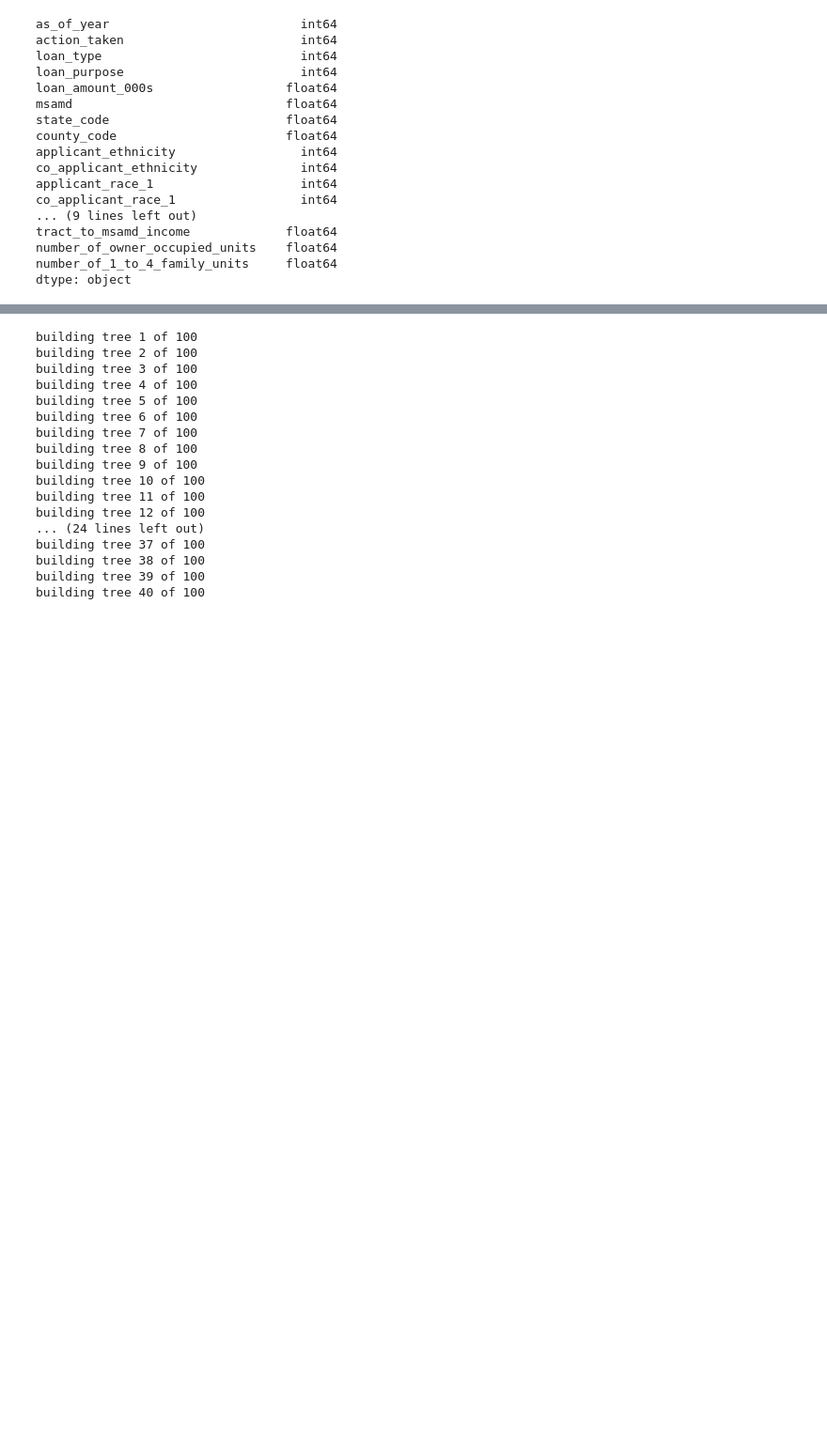
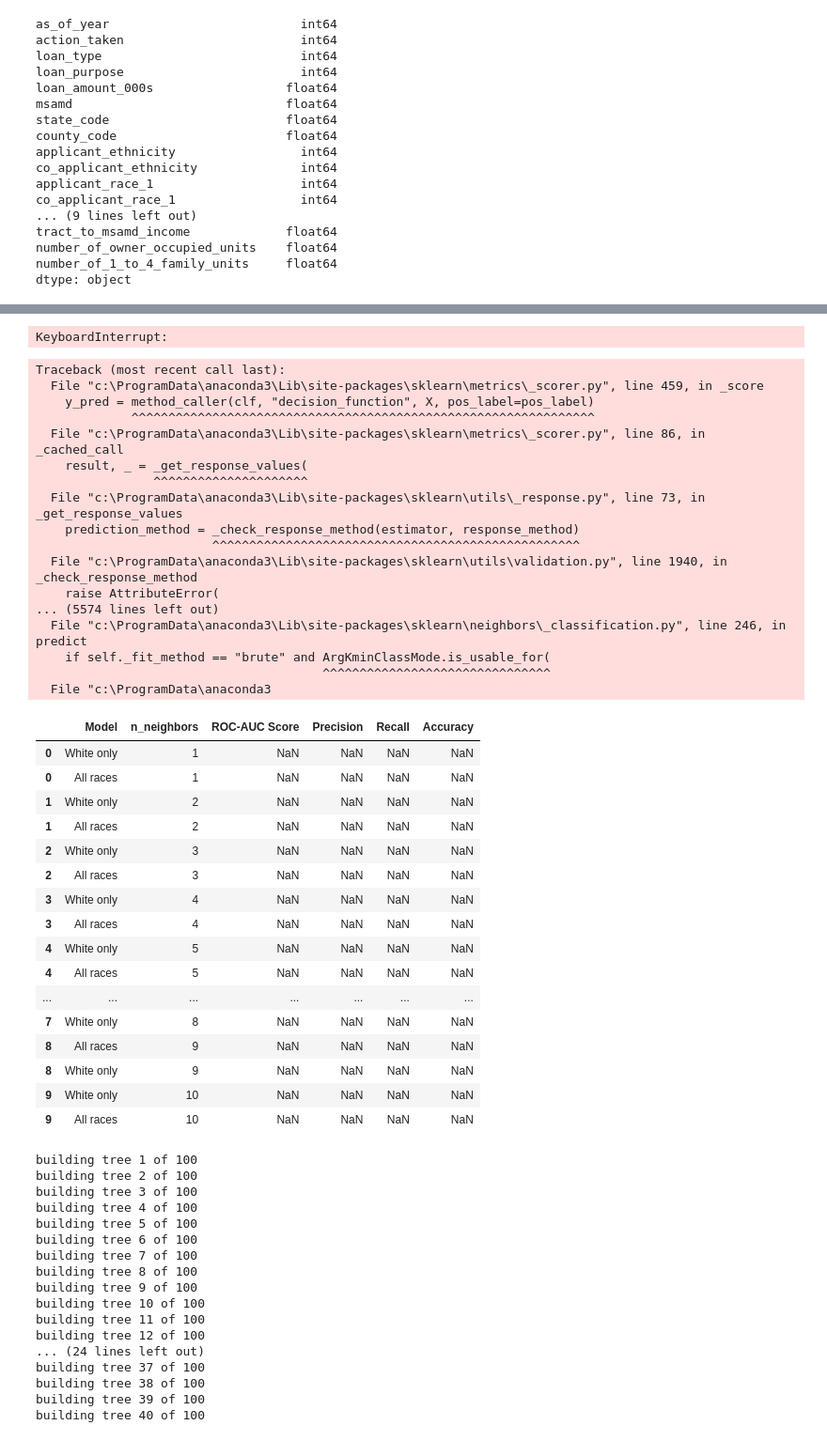
Before and after one commit to Hridanshkhaitan/Analyzing_Loan_Bias_ML, a Jupyter notebook: ECO482_model_training (1).ipynb, the cells around one changed output, grey strips where cells are left out. Shown at 94% size. Drawn from its saved outputs; the diff is of its cells as text; code cells hidden in the pictures; blank space fills up the shorter version.

Commit message:
Re commiting last commit

```diff
--- a/ECO482_model_training (1).ipynb
+++ b/ECO482_model_training (1).ipynb
@@ -227,3 +305,56 @@ Confusion Matrix
+# %%
+param_grid_rf = {'n_estimators': [50, 100, 200], 'max_depth': [10, 20, 30],
+                  'min_samples_split': [2, 5, 10]}
+
+rf_model = RandomForestClassifier(random_state=313)
+
+# Example usage of model_testing function with Random Forest
+model_testing(rf_model, samples, y_col='action_taken', cv=5, param_grid=param_grid_rf)
+# %% [output]
+KeyboardInterrupt:
+# %%
+param_grid_knn = {'n_neighbors': [1, 2, 3, 4, 5, 6, 7, 8, 9, 10]}
+
+# Initialize KNN classifier
+knn_model = KNeighborsClassifier()
+
+# Example usage of model_testing function with KNN
+model_testing(knn_model, samples, y_col='action_taken', cv=5, param_grid=param_grid_knn)
+# %% [output]
+Traceback (most recent call last):
+  File "c:\ProgramData\anaconda3\Lib\site-packages\sklearn\metrics\_scorer.py", line 459, in _score
+    y_pred = method_caller(clf, "decision_function", X, pos_label=pos_label)
+             ^^^^^^^^^^^^^^^^^^^^^^^^^^^^^^^^^^^^^^^^^^^^^^^^^^^^^^^^^^^^^^^
+  File "c:\ProgramData\anaconda3\Lib\site-packages\sklearn\metrics\_scorer.py", line 86, in _cached_call
+    result, _ = _get_response_values(
+                ^^^^^^^^^^^^^^^^^^^^^
+  File "c:\ProgramData\anaconda3\Lib\site-packages\sklearn\utils\_response.py", line 73, in _get_response_values
+    prediction_method = _check_response_method(estimator, response_method)
+                        ^^^^^^^^^^^^^^^^^^^^^^^^^^^^^^^^^^^^^^^^^^^^^^^^^^
+  File "c:\ProgramData\anaconda3\Lib\site-packages\sklearn\utils\validation.py", line 1940, in _check_response_method
+    raise AttributeError(
+... (5574 lines left out)
+  File "c:\ProgramData\anaconda3\Lib\site-packages\sklearn\neighbors\_classification.py", line 246, in predict
+    if self._fit_method == "brute" and ArgKminClassMode.is_usable_for(
+                                       ^^^^^^^^^^^^^^^^^^^^^^^^^^^^^^^
+  File "c:\ProgramData\anaconda3
+|  | Model | n_neighbors | ROC-AUC Score | Precision | Recall | Accuracy |
+| 0 | White only | 1 | NaN | NaN | NaN | NaN |
+| 0 | All races | 1 | NaN | NaN | NaN | NaN |
+| 1 | White only | 2 | NaN | NaN | NaN | NaN |
+| 1 | All races | 2 | NaN | NaN | NaN | NaN |
+| 2 | White only | 3 | NaN | NaN | NaN | NaN |
+| 2 | All races | 3 | NaN | NaN | NaN | NaN |
+| 3 | White only | 4 | NaN | NaN | NaN | NaN |
+| 3 | All races | 4 | NaN | NaN | NaN | NaN |
+| 4 | White only | 5 | NaN | NaN | NaN | NaN |
+| 4 | All races | 5 | NaN | NaN | NaN | NaN |
+| ... | ... | ... | ... | ... | ... | ... |
+| 7 | White only | 8 | NaN | NaN | NaN | NaN |
+| 8 | All races | 9 | NaN | NaN | NaN | NaN |
+| 8 | White only | 9 | NaN | NaN | NaN | NaN |
+| 9 | White only | 10 | NaN | NaN | NaN | NaN |
+| 9 | All races | 10 | NaN | NaN | NaN | NaN |
 # %%
 # Dropping rate_spread for now as well
 X = hmda.drop(columns=['action_taken', 'rate_spread'])
```
Also changed, not shown: parts of 7 cells of this notebook.
